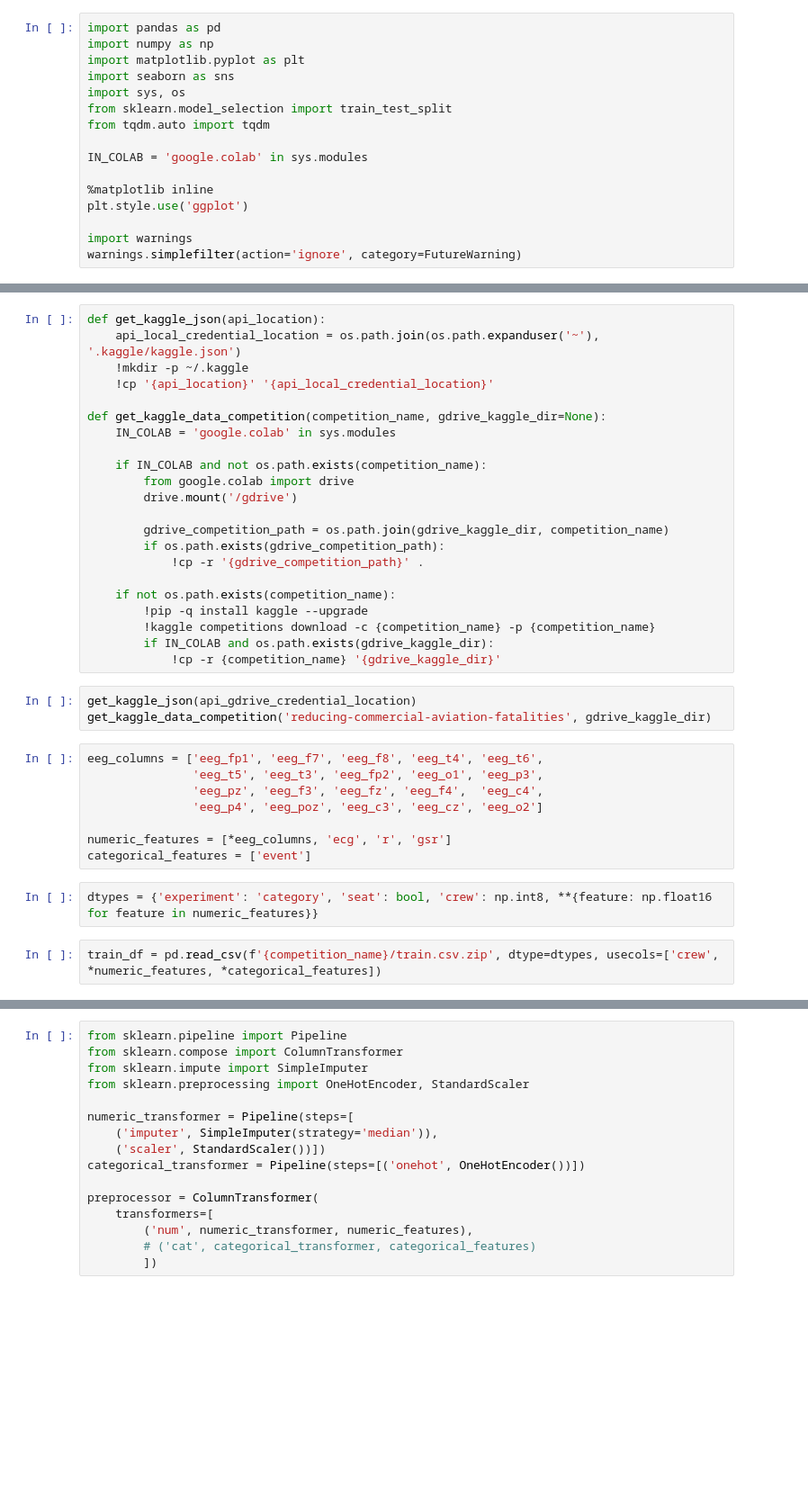
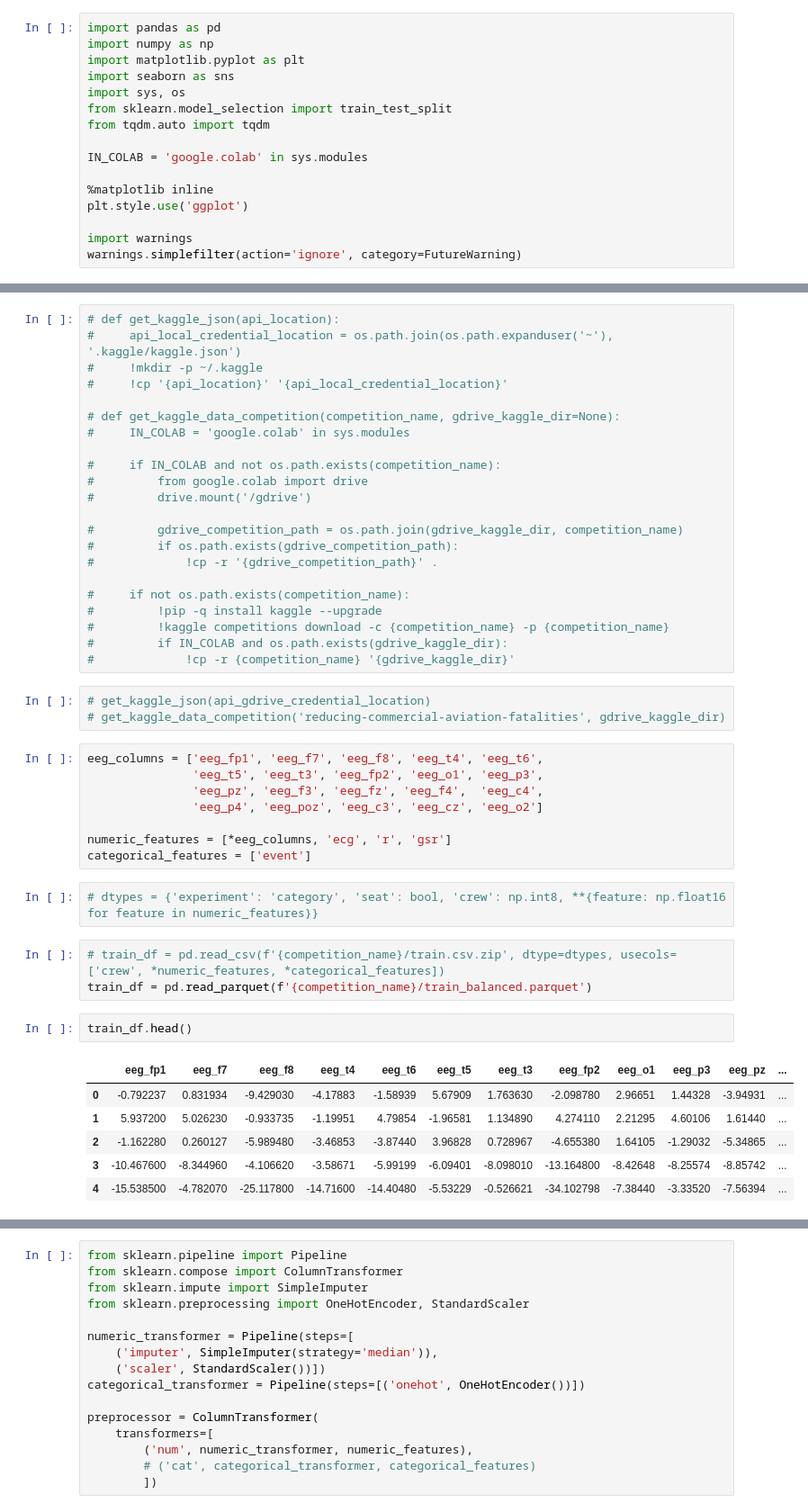
Before and after one commit to joaopamaral/tcc_puc_cdbd, a Jupyter notebook: Treinanco_Modelo_Reducing_Commercial_Aviation_Fatalities.ipynb, the cells around one changed output, grey strips where cells are left out. Shown: that part at 90% size. Drawn from its saved outputs; the diff is of its cells as text; blank space fills up the shorter version.

```diff
--- a/Treinanco_Modelo_Reducing_Commercial_Aviation_Fatalities.ipynb
+++ b/Treinanco_Modelo_Reducing_Commercial_Aviation_Fatalities.ipynb
@@ -26,28 +42,28 @@ mlflow_models_path = '/gdrive/My Drive/Pos Graduação/TCC/models'
 # %%
-def get_kaggle_json(api_location):
-    api_local_credential_location = os.path.join(os.path.expanduser('~'), '.kaggle/kaggle.json')
-    !mkdir -p ~/.kaggle
-    !cp '{api_location}' '{api_local_credential_location}'
+# def get_kaggle_json(api_location):
+#     api_local_credential_location = os.path.join(os.path.expanduser('~'), '.kaggle/kaggle.json')
+#     !mkdir -p ~/.kaggle
+#     !cp '{api_location}' '{api_local_credential_location}'
 
-def get_kaggle_data_competition(competition_name, gdrive_kaggle_dir=None):
-    IN_COLAB = 'google.colab' in sys.modules
+# def get_kaggle_data_competition(competition_name, gdrive_kaggle_dir=None):
+#     IN_COLAB = 'google.colab' in sys.modules
 
-    if IN_COLAB and not os.path.exists(competition_name):
-        from google.colab import drive
-        drive.mount('/gdrive')
+#     if IN_COLAB and not os.path.exists(competition_name):
+#         from google.colab import drive
+#         drive.mount('/gdrive')
 
-        gdrive_competition_path = os.path.join(gdrive_kaggle_dir, competition_name)
-        if os.path.exists(gdrive_competition_path):
-            !cp -r '{gdrive_competition_path}' .
+#         gdrive_competition_path = os.path.join(gdrive_kaggle_dir, competition_name)
+#         if os.path.exists(gdrive_competition_path):
+#             !cp -r '{gdrive_competition_path}' .
 
-    if not os.path.exists(competition_name):
-        !pip -q install kaggle --upgrade
-        !kaggle competitions download -c {competition_name} -p {competition_name}
-        if IN_COLAB and os.path.exists(gdrive_kaggle_dir):
-            !cp -r {competition_name} '{gdrive_kaggle_dir}'
+#     if not os.path.exists(competition_name):
+#         !pip -q install kaggle --upgrade
+#         !kaggle competitions download -c {competition_name} -p {competition_name}
+#         if IN_COLAB and os.path.exists(gdrive_kaggle_dir):
+#             !cp -r {competition_name} '{gdrive_kaggle_dir}'
 # %%
-get_kaggle_json(api_gdrive_credential_location)
-get_kaggle_data_competition('reducing-commercial-aviation-fatalities', gdrive_kaggle_dir)
+# get_kaggle_json(api_gdrive_credential_location)
+# get_kaggle_data_competition('reducing-commercial-aviation-fatalities', gdrive_kaggle_dir)
 # %%
 eeg_columns = ['eeg_fp1', 'eeg_f7', 'eeg_f8', 'eeg_t4', 'eeg_t6',
                'eeg_t5', 'eeg_t3', 'eeg_fp2', 'eeg_o1', 'eeg_p3',
@@ -57,7 +73,17 @@ eeg_columns = ['eeg_fp1', 'eeg_f7', 'eeg_f8', 'eeg_t4', 'eeg_t6',
 numeric_features = [*eeg_columns, 'ecg', 'r', 'gsr']
 categorical_features = ['event']
 # %%
-dtypes = {'experiment': 'category', 'seat': bool, 'crew': np.int8, **{feature: np.float16 for feature in numeric_features}}
+# dtypes = {'experiment': 'category', 'seat': bool, 'crew': np.int8, **{feature: np.float16 for feature in numeric_features}}
 # %%
-train_df = pd.read_csv(f'{competition_name}/train.csv.zip', dtype=dtypes, usecols=['crew', *numeric_features, *categorical_features])
+# train_df = pd.read_csv(f'{competition_name}/train.csv.zip', dtype=dtypes, usecols=['crew', *numeric_features, *categorical_features])
+train_df = pd.read_parquet(f'{competition_name}/train_balanced.parquet')
+# %%
+train_df.head()
+# %% [output]
+|  | eeg_fp1 | eeg_f7 | eeg_f8 | eeg_t4 | eeg_t6 | eeg_t5 | eeg_t3 | eeg_fp2 | eeg_o1 | eeg_p3 | eeg_pz | ... |
+| 0 | -0.792237 | 0.831934 | -9.429030 | -4.17883 | -1.58939 | 5.67909 | 1.763630 | -2.098780 | 2.96651 | 1.44328 | -3.94931 | ... |
+| 1 | 5.937200 | 5.026230 | -0.933735 | -1.19951 | 4.79854 | -1.96581 | 1.134890 | 4.274110 | 2.21295 | 4.60106 | 1.61440 | ... |
+| 2 | -1.162280 | 0.260127 | -5.989480 | -3.46853 | -3.87440 | 3.96828 | 0.728967 | -4.655380 | 1.64105 | -1.29032 | -5.34865 | ... |
+| 3 | -10.467600 | -8.344960 | -4.106620 | -3.58671 | -5.99199 | -6.09401 | -8.098010 | -13.164800 | -8.42648 | -8.25574 | -8.85742 | ... |
+| 4 | -15.538500 | -4.782070 | -25.117800 | -14.71600 | -14.40480 | -5.53229 | -0.526621 | -34.102798 | -7.38440 | -3.33520 | -7.56394 | ... |
 # %%
```
Also changed, not shown: parts of 12 cells of this notebook.
